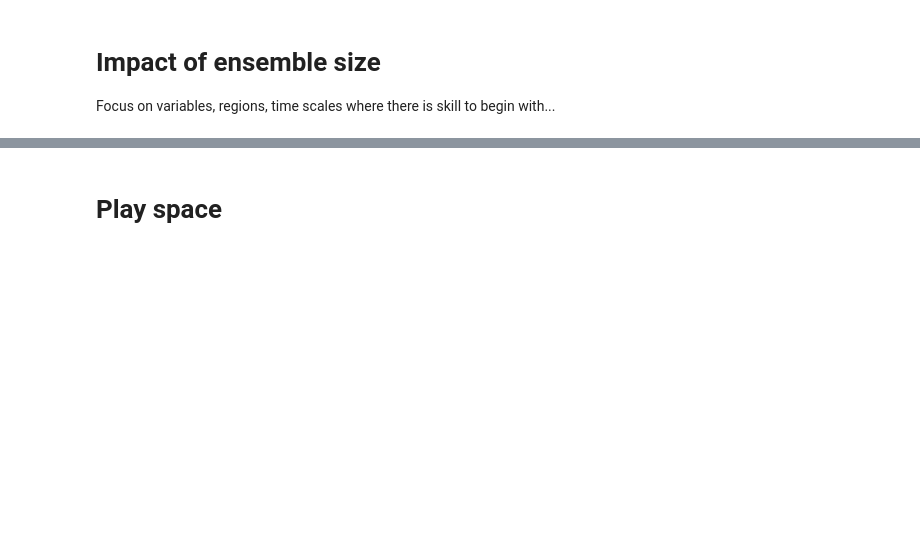
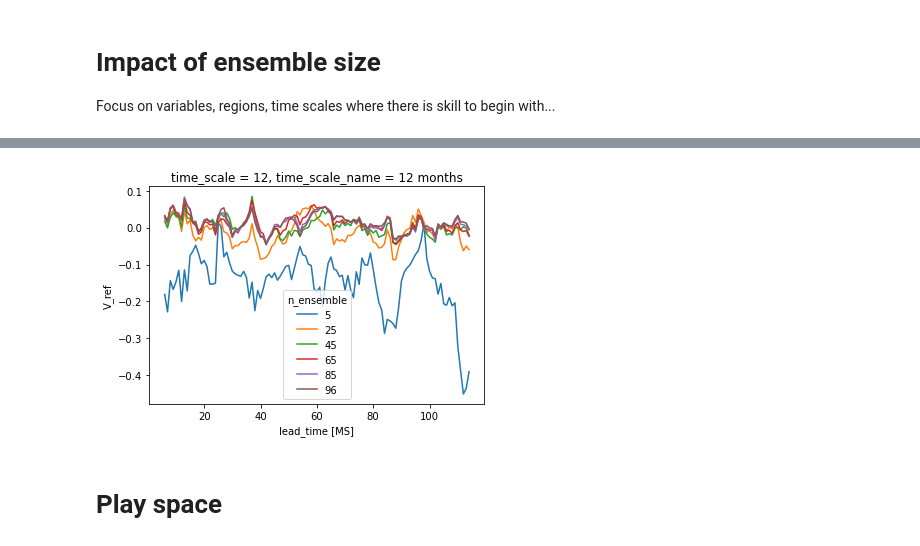
Before and after one commit to dougiesquire/hydro_tasmania, a Jupyter notebook: 2020/1.0_assess_skill.ipynb, the cells around one changed output, grey strips where cells are left out. Cells and saved outputs as stored; diff of their text form; code cells hidden in the pictures; blank space fills up the shorter version.

```diff
--- a/2020/1.0_assess_skill.ipynb
+++ b/2020/1.0_assess_skill.ipynb
@@ -295,3 +306,7 @@ crpss = xr.concat(crpss, dim='n_ensemble').assign_coords(
+# %%
+crpss['V_ref'].plot.line(x='lead_time');
+# %% [output]
+[figure, added]
 # %% [markdown]
 # Play space
 # %%
```
Also changed, not shown: parts of 5 cells of this notebook.
